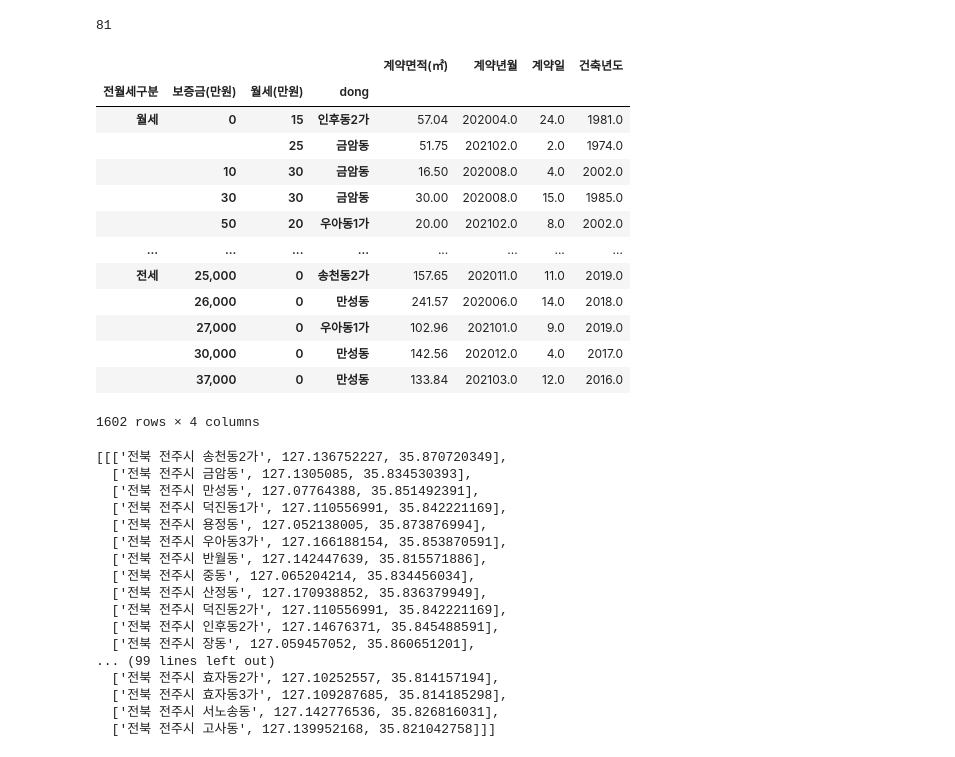
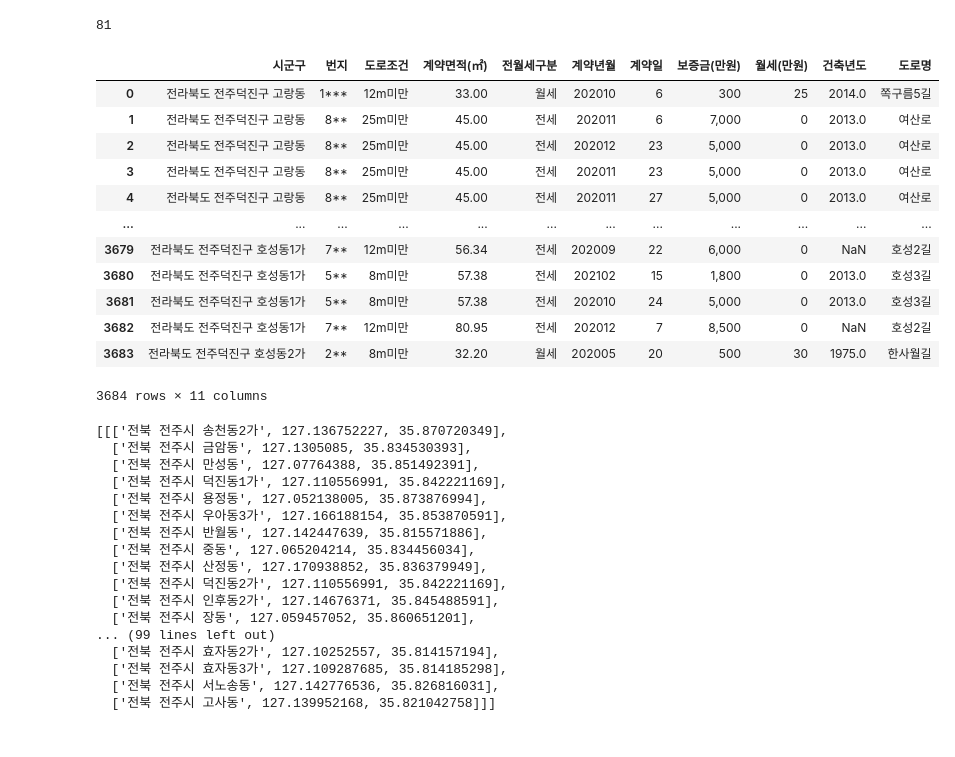
Before and after one commit to good5229/jeonju-contest, a Jupyter notebook: Analysis.ipynb, the cells around one changed output. Drawn from its saved outputs; the diff is of its cells as text; code cells hidden in the pictures.

```diff
--- a/Analysis.ipynb
+++ b/Analysis.ipynb
@@ -658,47 +658,48 @@ river_map.save('river_point.html')
 # %%
 #### 보증금 / 월세
 deokjin_file_list = [
     './exchange/deokjin/단독다가구(전월세)_실거래가_20210428221912_덕진.xlsx',
     './exchange/deokjin/연립다세대(전월세)_실거래가_20210428221838_덕진.xlsx',
     './exchange/deokjin/오피스텔(전월세)_실거래가_20210428_덕진.xlsx'
 ]
 
 wansan_file_list = [
     './exchange/wansan/단독다가구(전월세)_실거래가_20210428222031_완산.xlsx',
     './exchange/wansan/연립다세대(전월세)_실거래가_20210428222005_완산.xlsx',
     './exchange/wansan/오피스텔(전월세)_실거래가_20210428_완산.xlsx'
 ]
 
 
 
 deokjin_trade_mono = pd.read_excel(deokjin_file_list[0], header=16)
 deokjin_trade_row = pd.read_excel(deokjin_file_list[1], header=16)
 deokjin_trade_office = pd.read_excel(deokjin_file_list[2], header=16)
 wansan_trade_mono = pd.read_excel(wansan_file_list[0], header=16)
 wansan_trade_row = pd.read_excel(wansan_file_list[1], header=16)
 wansan_trade_office = pd.read_excel(wansan_file_list[2], header=16)
-tradeset = [deokjin_trade_mono, deokjin_trade_row, deokjin_trade_office, wansan_trade_mono, wansan_trade_row, wansan_trade_office]
+deokjin_trade_mono
+# %% [output]
+|  | 시군구 | 번지 | 도로조건 | 계약면적(㎡) | 전월세구분 | 계약년월 | 계약일 | 보증금(만원) | 월세(만원) | 건축년도 | 도로명 |
+| 0 | 전라북도 전주덕진구 고랑동 | 1*** | 12m미만 | 33.00 | 월세 | 202010 | 6 | 300 | 25 | 2014.0 | 쪽구름5길 |
+| 1 | 전라북도 전주덕진구 고랑동 | 8** | 25m미만 | 45.00 | 전세 | 202011 | 6 | 7,000 | 0 | 2013.0 | 여산로 |
+| 2 | 전라북도 전주덕진구 고랑동 | 8** | 25m미만 | 45.00 | 전세 | 202012 | 23 | 5,000 | 0 | 2013.0 | 여산로 |
+| 3 | 전라북도 전주덕진구 고랑동 | 8** | 25m미만 | 45.00 | 전세 | 202011 | 23 | 5,000 | 0 | 2013.0 | 여산로 |
+| 4 | 전라북도 전주덕진구 고랑동 | 8** | 25m미만 | 45.00 | 전세 | 202011 | 27 | 5,000 | 0 | 2013.0 | 여산로 |
+| ... | ... | ... | ... | ... | ... | ... | ... | ... | ... | ... | ... |
+| 3679 | 전라북도 전주덕진구 호성동1가 | 7** | 12m미만 | 56.34 | 전세 | 202009 | 22 | 6,000 | 0 | NaN | 호성2길 |
+| 3680 | 전라북도 전주덕진구 호성동1가 | 5** | 8m미만 | 57.38 | 전세 | 202102 | 15 | 1,800 | 0 | 2013.0 | 호성3길 |
+| 3681 | 전라북도 전주덕진구 호성동1가 | 5** | 8m미만 | 57.38 | 전세 | 202010 | 24 | 5,000 | 0 | 2013.0 | 호성3길 |
+| 3682 | 전라북도 전주덕진구 호성동1가 | 7** | 12m미만 | 80.95 | 전세 | 202012 | 7 | 8,500 | 0 | NaN | 호성2길 |
+| 3683 | 전라북도 전주덕진구 호성동2가 | 2** | 8m미만 | 32.20 | 월세 | 202005 | 20 | 500 | 30 | 1975.0 | 한사월길 |
+3684 rows × 11 columns
 # %%
 j = deokjin_trade_mono
 j['address']=j['시군구']+' '+j['도로명']
 j['dong']=j['시군구'].map(lambda x: x.split()[2])
-j = j.groupby(['전월세구분','보증금(만원)','월세(만원)', 'dong']).mean()
+j = j.groupby(['전월세구분','dong','도로명']).mean()
 j
+
+j.to_csv('test.csv',sep=',',na_rep='NaN', encoding='cp949')
-# %% [output]
-|  |  |  |  | 계약면적(㎡) | 계약년월 | 계약일 | 건축년도 |
-| 전월세구분 | 보증금(만원) | 월세(만원) | dong |  |  |  |  |
-| 월세 | 0 | 15 | 인후동2가 | 57.04 | 202004.0 | 24.0 | 1981.0 |
-|  |  | 25 | 금암동 | 51.75 | 202102.0 | 2.0 | 1974.0 |
-|  | 10 | 30 | 금암동 | 16.50 | 202008.0 | 4.0 | 2002.0 |
-|  | 30 | 30 | 금암동 | 30.00 | 202008.0 | 15.0 | 1985.0 |
-|  | 50 | 20 | 우아동1가 | 20.00 | 202102.0 | 8.0 | 2002.0 |
-| ... | ... | ... | ... | ... | ... | ... | ... |
-| 전세 | 25,000 | 0 | 송천동2가 | 157.65 | 202011.0 | 11.0 | 2019.0 |
-|  | 26,000 | 0 | 만성동 | 241.57 | 202006.0 | 14.0 | 2018.0 |
-|  | 27,000 | 0 | 우아동1가 | 102.96 | 202101.0 | 9.0 | 2019.0 |
-|  | 30,000 | 0 | 만성동 | 142.56 | 202012.0 | 4.0 | 2017.0 |
-|  | 37,000 | 0 | 만성동 | 133.84 | 202103.0 | 12.0 | 2016.0 |
-1602 rows × 4 columns
 # %%
 # key = "7F8A26C5-7C0A-318B-A521-FE1AA35942DB"
 # deokjin_mono_set = set("전북 전주시 "+deokjin_trade_mono['dong'].values)
```
Also changed, not shown: 1 other file.
